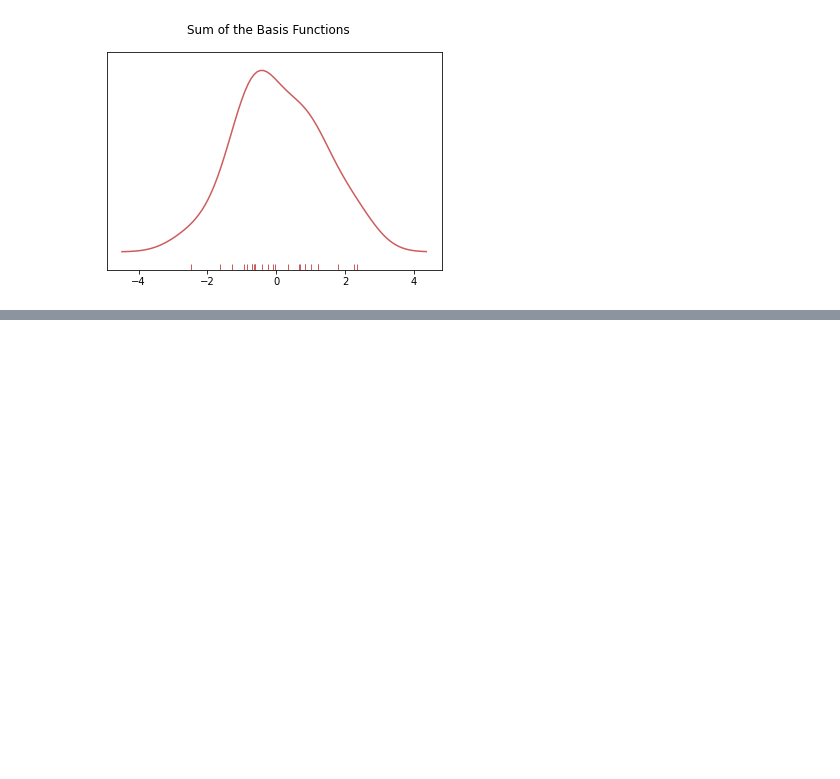
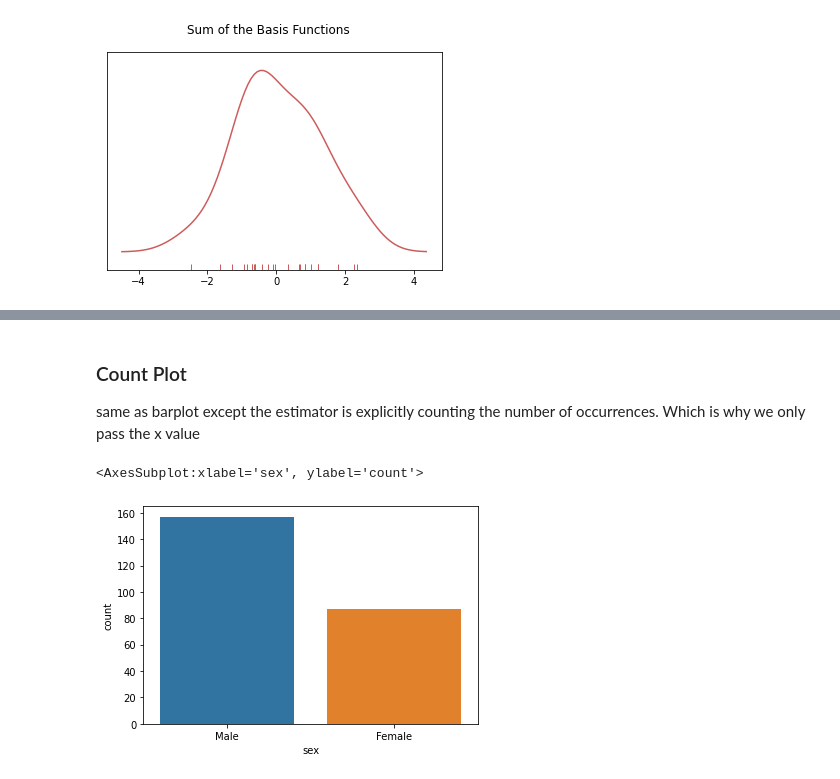
Before and after one commit to NooshinRajabi/Python-for-Data-Science-and-Machine-Learning, a Jupyter notebook: Seaborn/Seaborn.ipynb, the cells around one changed output, grey strips where cells are left out. Drawn from its saved outputs; the diff is of its cells as text; code cells hidden in the pictures; blank space fills up the shorter version.

```diff
--- a/Seaborn/Seaborn.ipynb
+++ b/Seaborn/Seaborn.ipynb
@@ -143,0 +171,8 @@ Text(0.5, 0.98, 'Sum of the Basis Functions')
+# %% [markdown]
+### Count Plot
+ same as barplot except the estimator is explicitly counting the number of occurrences. Which is why we only pass the x value
+# %%
+sns.countplot(x='sex',data=tips)
+# %% [output]
+<AxesSubplot:xlabel='sex', ylabel='count'>
+[figure, added]
```
Also changed, not shown: parts of 26 cells of this notebook.
